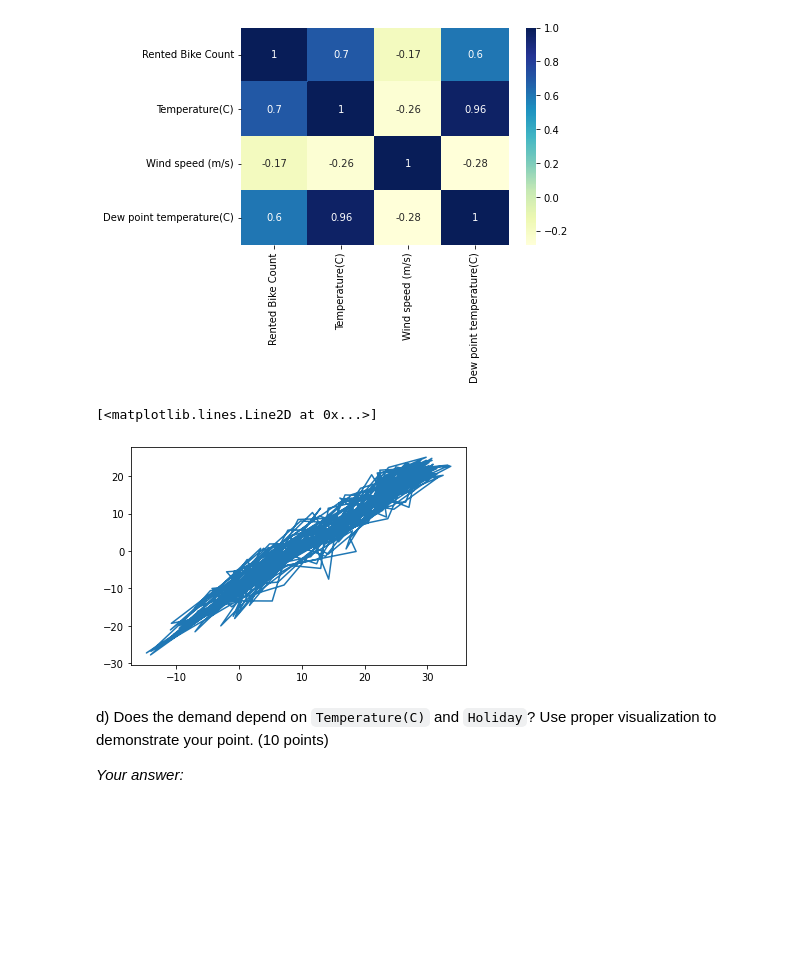
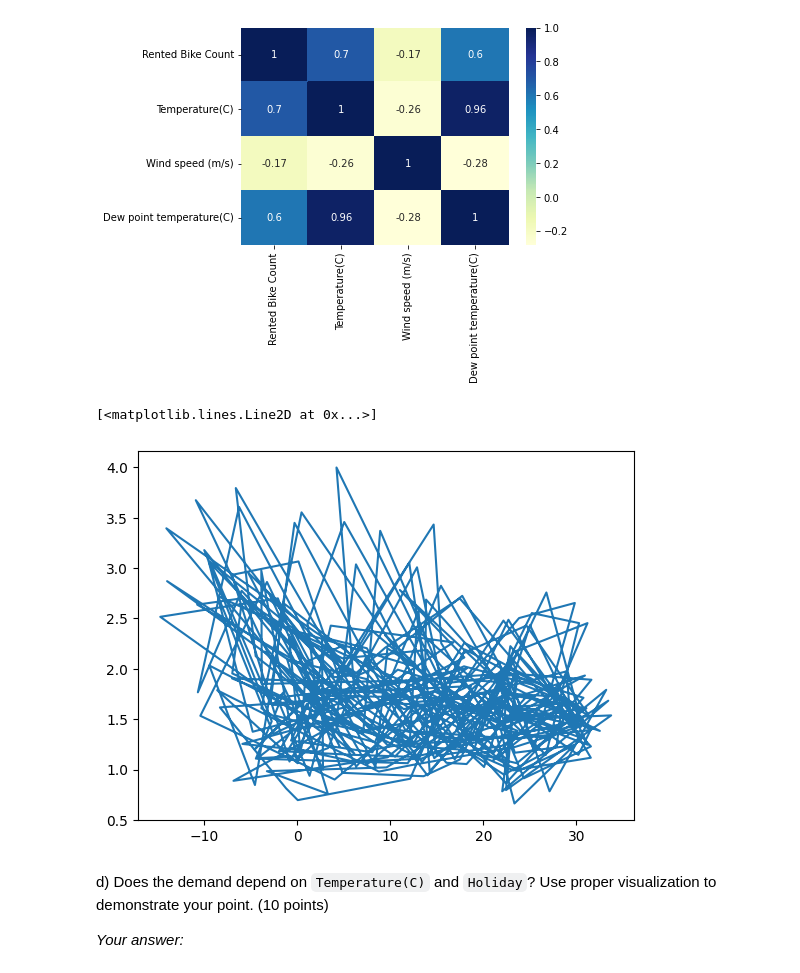
Before and after one commit to jamal221/Machine_Learning_Project, a Jupyter notebook: SeoulBike.ipynb, the cells around one changed output. Drawn from its saved outputs; the diff is of its cells as text; code cells hidden in the pictures; blank space fills up the shorter version.

```diff
--- a/SeoulBike.ipynb
+++ b/SeoulBike.ipynb
@@ -331,11 +296,11 @@ sns.heatmap(df_daily_dtype_corr, cmap='YlGnBu', annot=True)
 <matplotlib.axes._subplots.AxesSubplot at 0x...>
 [figure]
 # %%
-plt.plot(df_daily_dtype['Temperature(C)'], df_daily_dtype['Dew point temperature(C)'])
+plt.plot(df_daily_dtype['Temperature(C)'], df_daily_dtype['Wind speed (m/s)'])
 # prove corelation of data
 # %% [output]
 [<matplotlib.lines.Line2D at 0x...>]
-[figure, old version]
+[figure, new version]
 # %% [markdown]
 d) Does the demand depend on `Temperature(C)` and `Holiday`? Use proper visualization to demonstrate your point. (10 points)
 
```
Also changed, not shown: parts of 4 cells of this notebook.
